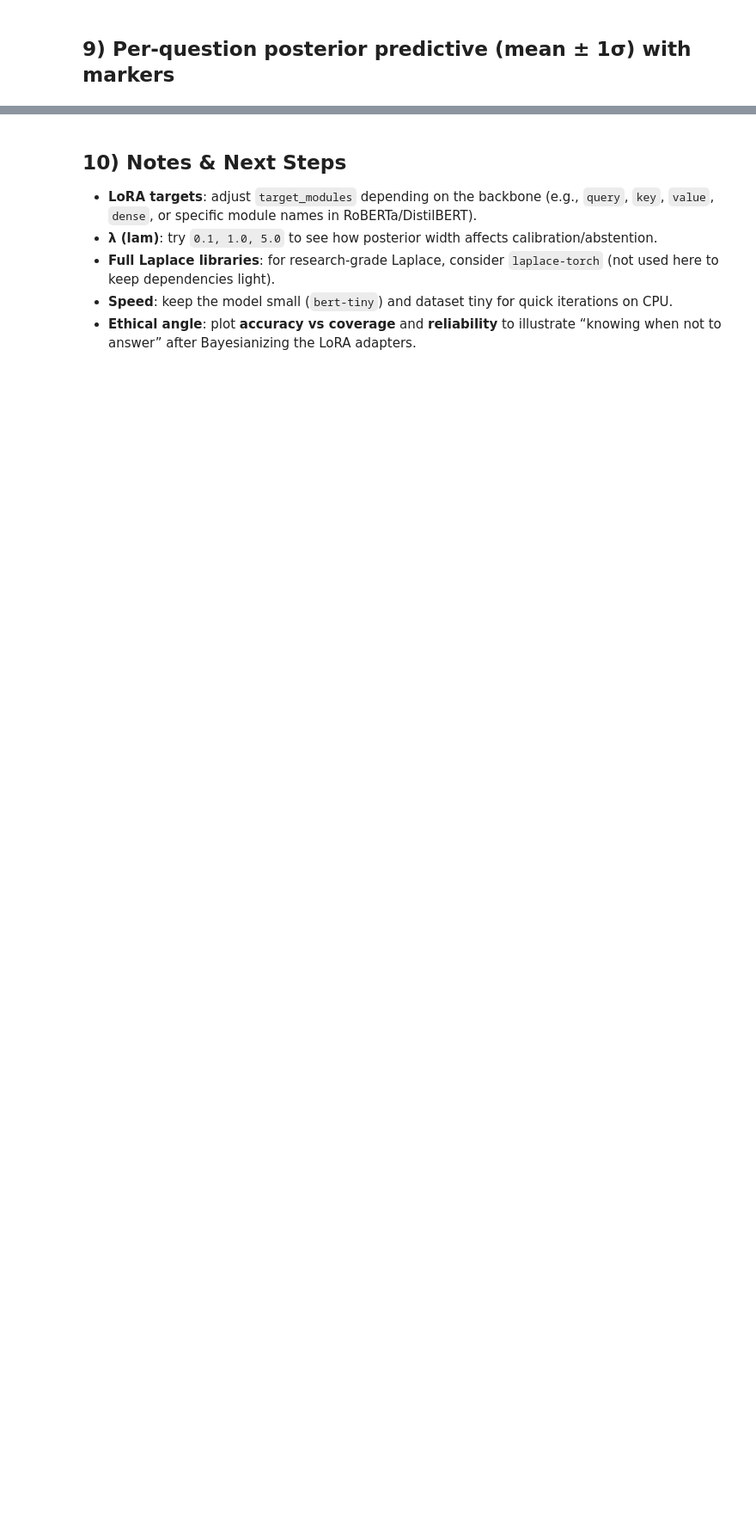
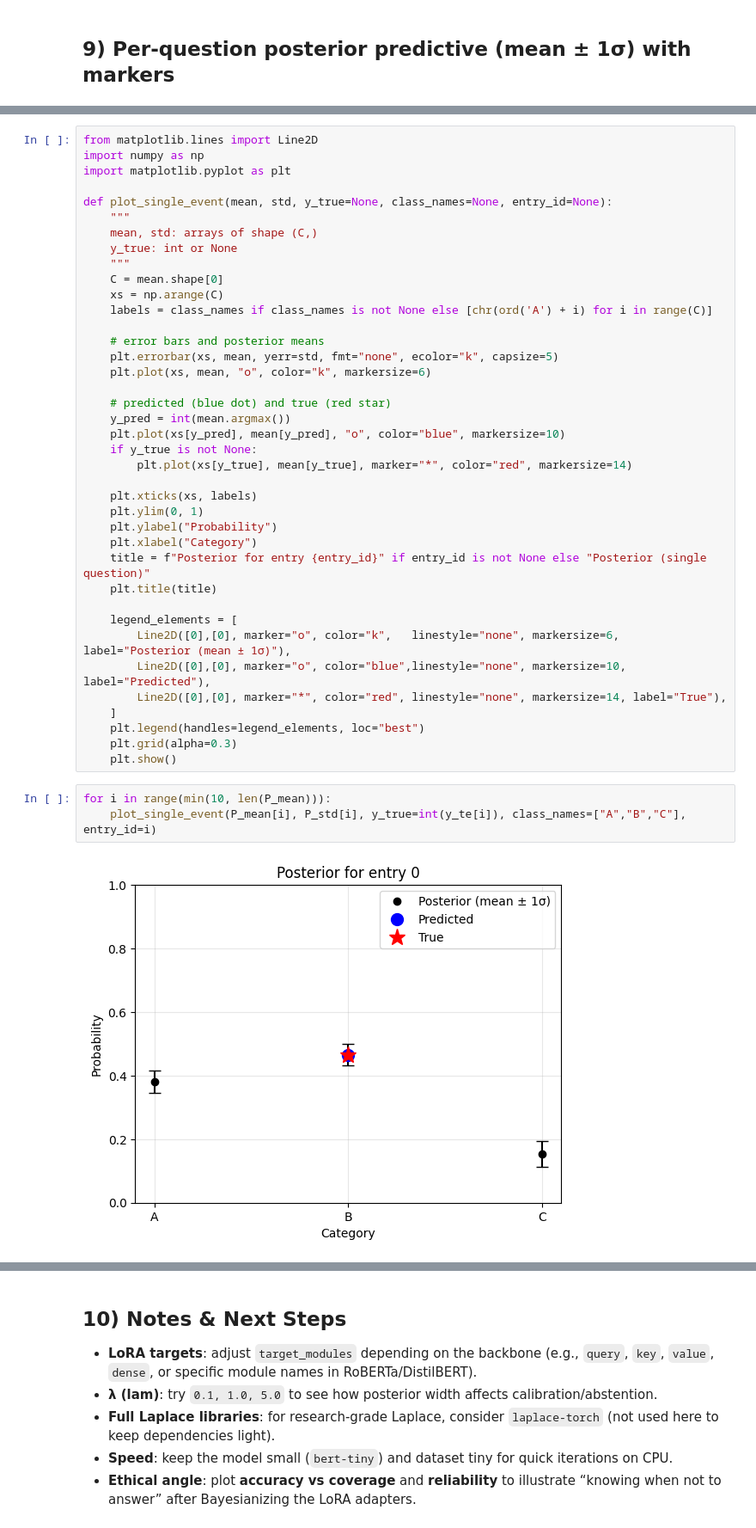
Before and after one commit to rdisipio/BayesianLM-QA, a Jupyter notebook: lora_laplace.ipynb, the cells around one changed output, grey strips where cells are left out. Shown: that part at 86% size. Drawn from its saved outputs; the diff is of its cells as text; blank space fills up the shorter version.

Commit message:
posteriors

```diff
--- a/lora_laplace.ipynb
+++ b/lora_laplace.ipynb
@@ -718,0 +800,44 @@ def plot_single_event(mean, std, y_true=None, class_names=None, entry_id=None):
+# %%
+from matplotlib.lines import Line2D
+import numpy as np
+import matplotlib.pyplot as plt
+
+def plot_single_event(mean, std, y_true=None, class_names=None, entry_id=None):
+    """
+    mean, std: arrays of shape (C,)
+    y_true: int or None
+    """
+    C = mean.shape[0]
+    xs = np.arange(C)
+    labels = class_names if class_names is not None else [chr(ord('A') + i) for i in range(C)]
+
+    # error bars and posterior means
+    plt.errorbar(xs, mean, yerr=std, fmt="none", ecolor="k", capsize=5)
+    plt.plot(xs, mean, "o", color="k", markersize=6)
+
+    # predicted (blue dot) and true (red star)
+    y_pred = int(mean.argmax())
+    plt.plot(xs[y_pred], mean[y_pred], "o", color="blue", markersize=10)
+    if y_true is not None:
+        plt.plot(xs[y_true], mean[y_true], marker="*", color="red", markersize=14)
+
+    plt.xticks(xs, labels)
+    plt.ylim(0, 1)
+    plt.ylabel("Probability")
+    plt.xlabel("Category")
+    title = f"Posterior for entry {entry_id}" if entry_id is not None else "Posterior (single question)"
+    plt.title(title)
+
+    legend_elements = [
+        Line2D([0],[0], marker="o", color="k",   linestyle="none", markersize=6,  label="Posterior (mean ± 1σ)"),
+        Line2D([0],[0], marker="o", color="blue",linestyle="none", markersize=10, label="Predicted"),
+        Line2D([0],[0], marker="*", color="red", linestyle="none", markersize=14, label="True"),
+    ]
+    plt.legend(handles=legend_elements, loc="best")
+    plt.grid(alpha=0.3)
+    plt.show()
+# %%
+for i in range(min(10, len(P_mean))):
+    plot_single_event(P_mean[i], P_std[i], y_true=int(y_te[i]), class_names=["A","B","C"], entry_id=i)
+# %% [output]
+[figure, added]
```
Also changed, not shown: parts of 11 cells of this notebook.
